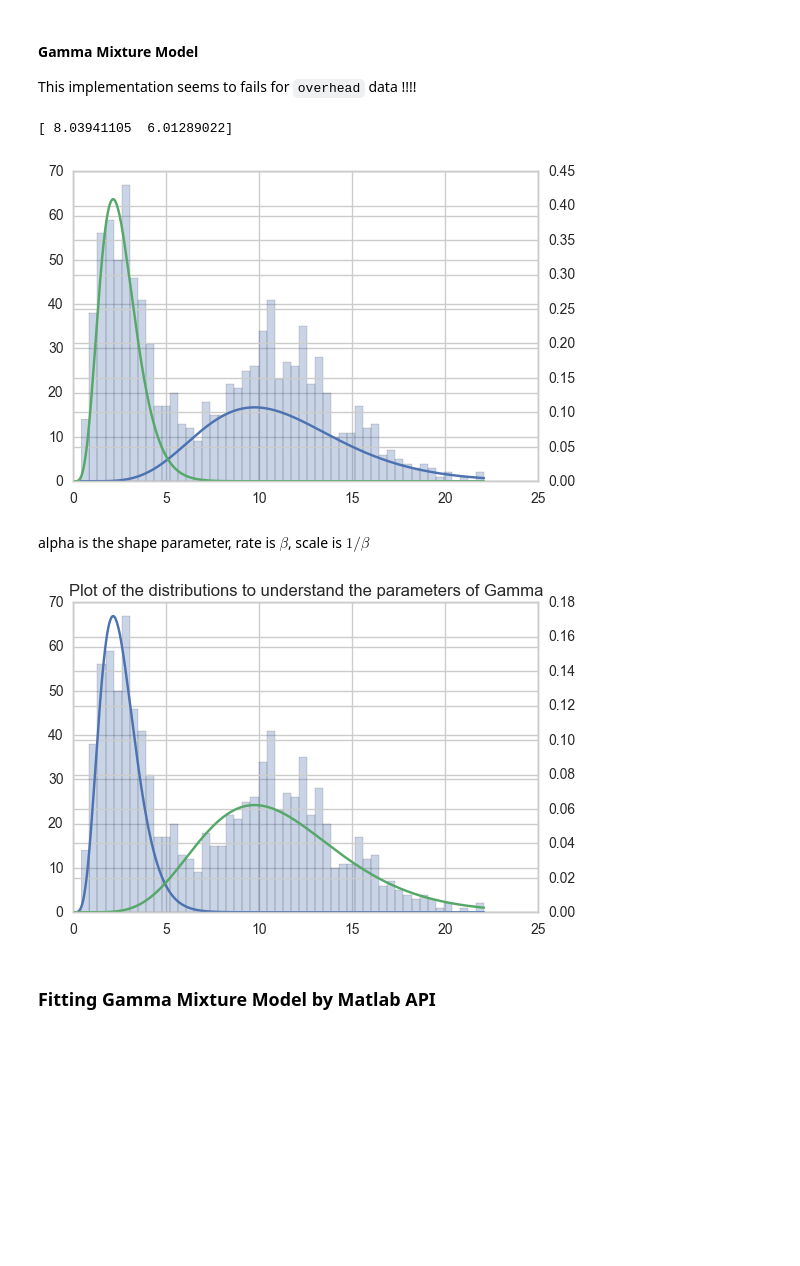
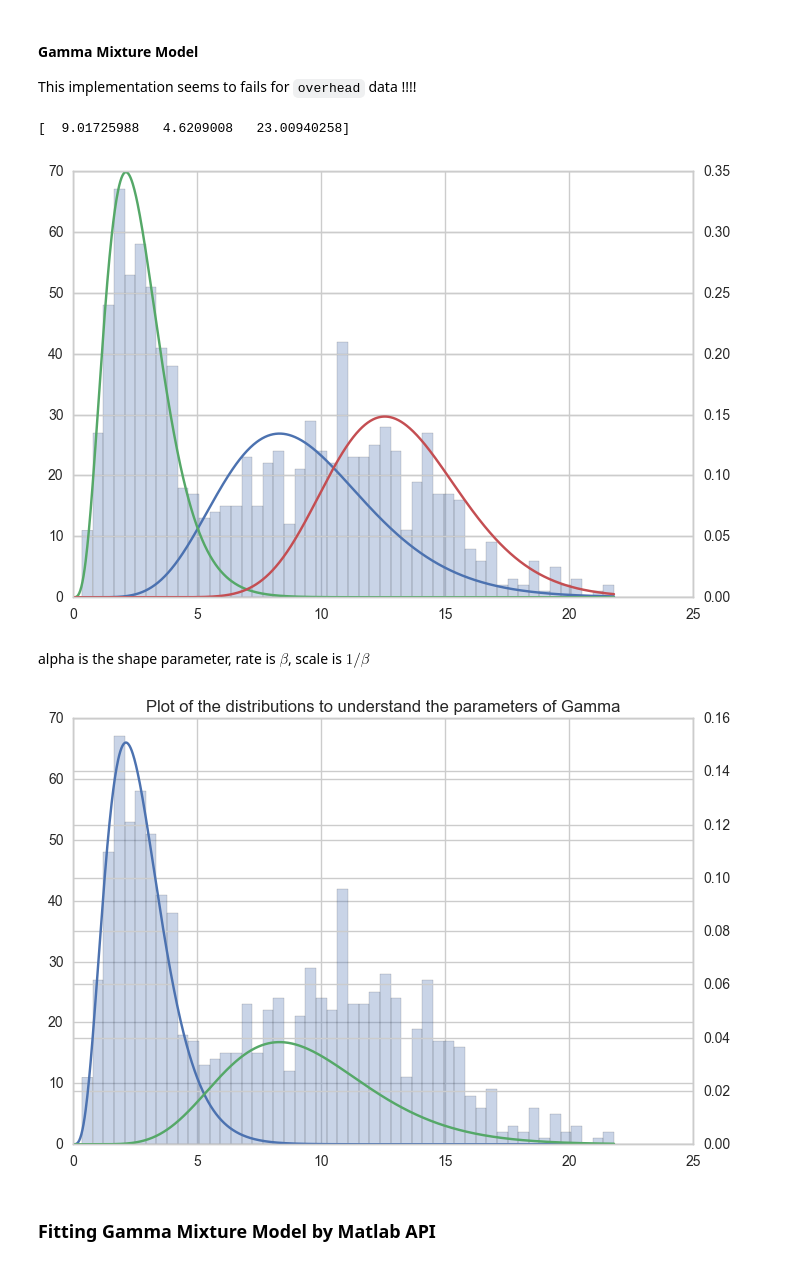
Before and after one commit to Starofall/RTX, a Jupyter notebook: examples/crowdnav-ttest/notebooks/Statistical Analysis Development.ipynb, the cells around one changed output. Cells and saved outputs as stored; diff of their text form; code cells hidden in the pictures; blank space fills up the shorter version.

```diff
--- a/examples/crowdnav-ttest/notebooks/Statistical Analysis Development.ipynb
+++ b/examples/crowdnav-ttest/notebooks/Statistical Analysis Development.ipynb
@@ -422,17 +420,18 @@ def fit(x, k=3):
     ax2 = plt.gca().twinx()
     ax2.plot(x, g[:, 0])
     ax2.plot(x, g[:, 1])
+    ax2.plot(x, g[:, 2])
     print alpha
     return (alpha, rate, pi)
 # %%
 x = np.concatenate((scipy.stats.distributions.gamma(9,3).rvs(500),
                     scipy.stats.distributions.gamma(3,0.2).rvs(500)))
 plt.hist(x, bins=50, alpha=0.3)
-(alpha, rate, pi) = fit(x, k=2)
+(alpha, rate, pi) = fit(x, k=3)
 plt.show()
 # %% [output]
-[ 8.03941105  6.01289022]
+[  9.01725988   4.6209008   23.00940258]
-[figure, old version]
+[figure, new version]
 # %% [markdown]
 alpha is the shape parameter, rate is $\beta$, scale is $1/\beta$
 # %%
@@ -445,7 +444,7 @@ ax2.plot(t, stats.gamma.pdf(t, a = alpha[0], scale = 1/rate[0] )*pi[0])
 plt.title('Plot of the distributions to understand the parameters of Gamma')
 plt.show()
 # %% [output]
-[figure, old version]
+[figure, new version]
 # %% [markdown]
 ### Fitting Gamma Mixture Model by Matlab API
 # %%
```
Also changed, not shown: parts of 7 cells of this notebook, 6 other files.
